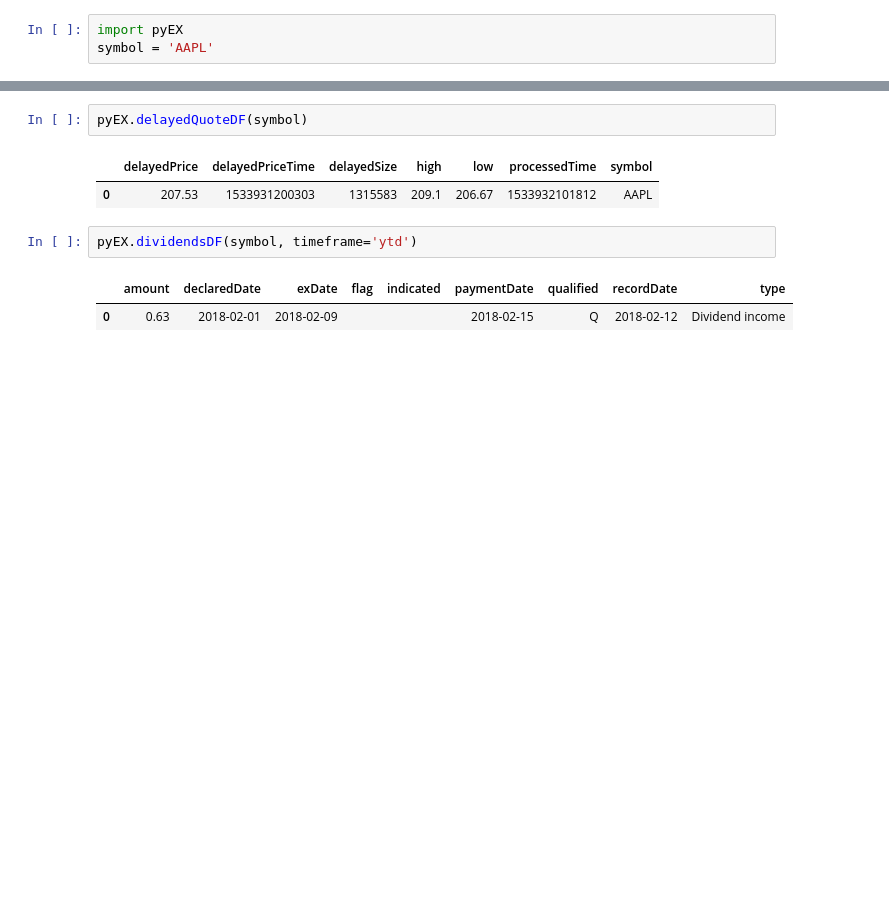
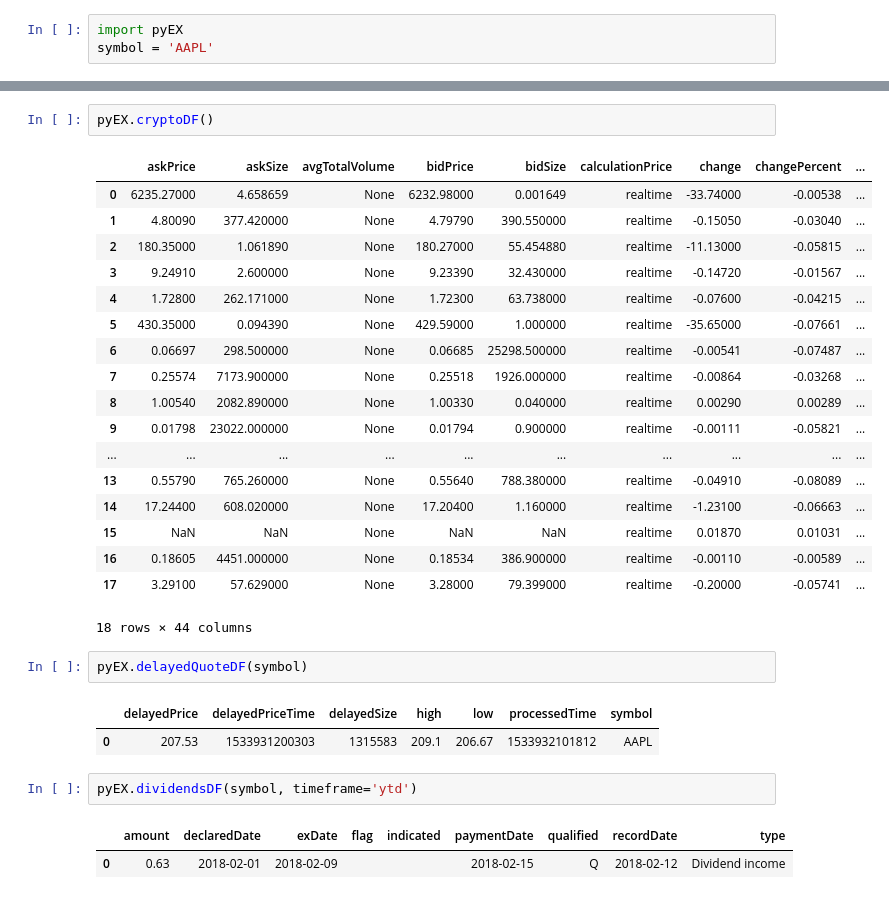
Before and after one commit to tkp-archive/pyEX, a Jupyter notebook: all.ipynb, the cells around one changed output, grey strips where cells are left out. Saved outputs shown, nothing was run; the diff lists cells and outputs as text; blank space fills up the shorter version.

```diff
--- a/all.ipynb
+++ b/all.ipynb
@@ -35,3 +58,24 @@ pyEX.companyDF(symbol)
+# %%
+pyEX.cryptoDF()
+# %% [output]
+|  | askPrice | askSize | avgTotalVolume | bidPrice | bidSize | calculationPrice | change | changePercent | ... |
+| 0 | 6235.27000 | 4.658659 | None | 6232.98000 | 0.001649 | realtime | -33.74000 | -0.00538 | ... |
+| 1 | 4.80090 | 377.420000 | None | 4.79790 | 390.550000 | realtime | -0.15050 | -0.03040 | ... |
+| 2 | 180.35000 | 1.061890 | None | 180.27000 | 55.454880 | realtime | -11.13000 | -0.05815 | ... |
+| 3 | 9.24910 | 2.600000 | None | 9.23390 | 32.430000 | realtime | -0.14720 | -0.01567 | ... |
+| 4 | 1.72800 | 262.171000 | None | 1.72300 | 63.738000 | realtime | -0.07600 | -0.04215 | ... |
+| 5 | 430.35000 | 0.094390 | None | 429.59000 | 1.000000 | realtime | -35.65000 | -0.07661 | ... |
+| 6 | 0.06697 | 298.500000 | None | 0.06685 | 25298.500000 | realtime | -0.00541 | -0.07487 | ... |
+| 7 | 0.25574 | 7173.900000 | None | 0.25518 | 1926.000000 | realtime | -0.00864 | -0.03268 | ... |
+| 8 | 1.00540 | 2082.890000 | None | 1.00330 | 0.040000 | realtime | 0.00290 | 0.00289 | ... |
+| 9 | 0.01798 | 23022.000000 | None | 0.01794 | 0.900000 | realtime | -0.00111 | -0.05821 | ... |
+| ... | ... | ... | ... | ... | ... | ... | ... | ... | ... |
+| 13 | 0.55790 | 765.260000 | None | 0.55640 | 788.380000 | realtime | -0.04910 | -0.08089 | ... |
+| 14 | 17.24400 | 608.020000 | None | 17.20400 | 1.160000 | realtime | -1.23100 | -0.06663 | ... |
+| 15 | NaN | NaN | None | NaN | NaN | realtime | 0.01870 | 0.01031 | ... |
+| 16 | 0.18605 | 4451.000000 | None | 0.18534 | 386.900000 | realtime | -0.00110 | -0.00589 | ... |
+| 17 | 3.29100 | 57.629000 | None | 3.28000 | 79.399000 | realtime | -0.20000 | -0.05741 | ... |
+18 rows × 44 columns
 # %%
 pyEX.delayedQuoteDF(symbol)
 # %% [output]
```
Also changed, not shown: parts of 4 cells of this notebook, 2 other files.
